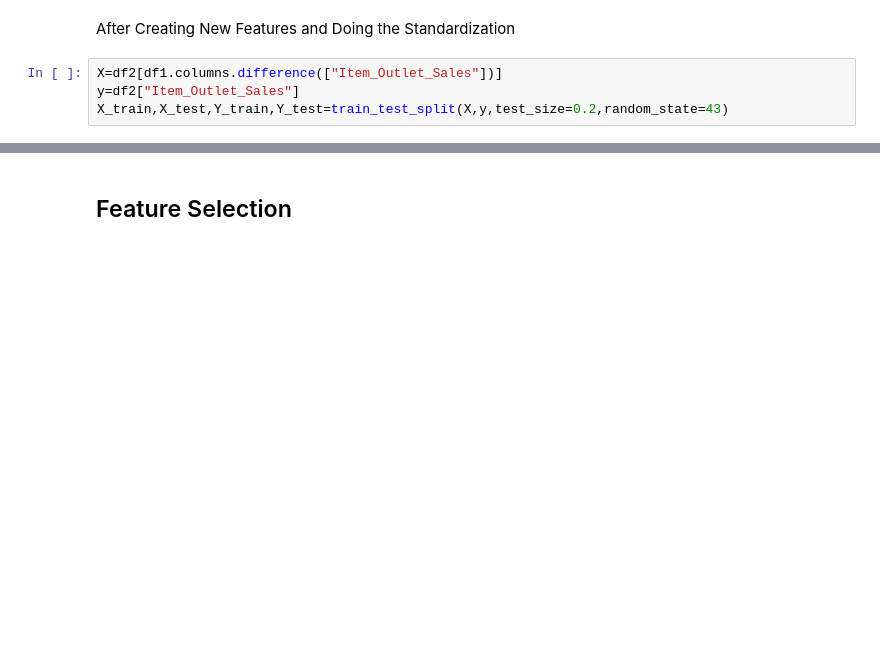
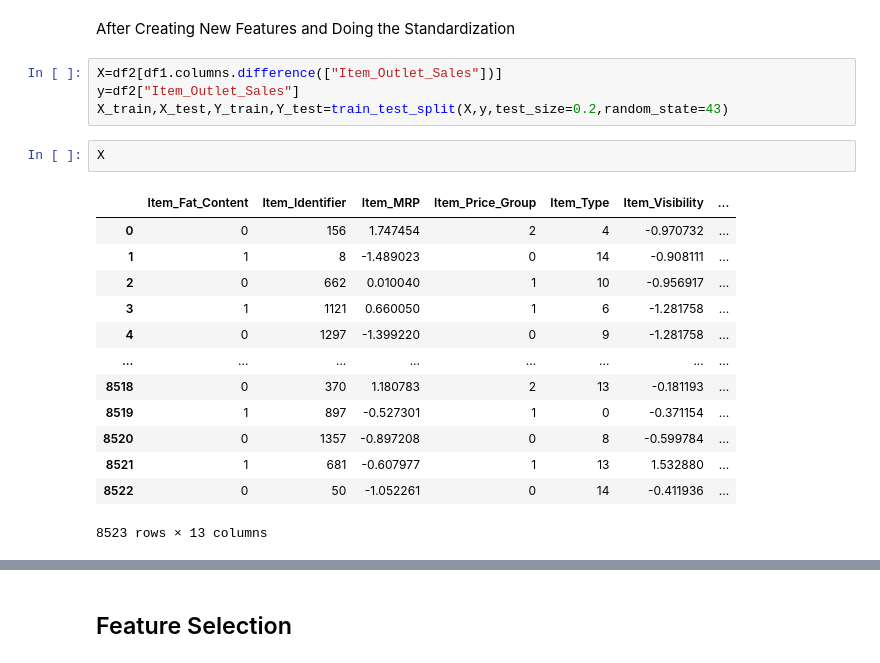
Before and after one commit to koushik2299/Item-Store-Sale-Prediction-, a Jupyter notebook: EDA+Modelling.ipynb, the cells around one changed output, grey strips where cells are left out. Drawn from its saved outputs; the diff is of its cells as text; blank space fills up the shorter version.

```diff
--- a/EDA+Modelling.ipynb
+++ b/EDA+Modelling.ipynb
@@ -780,6 +772,22 @@ After Creating New Features and Doing the Standardization
 X=df2[df1.columns.difference(["Item_Outlet_Sales"])]
 y=df2["Item_Outlet_Sales"]
 X_train,X_test,Y_train,Y_test=train_test_split(X,y,test_size=0.2,random_state=43)
+# %%
+X
+# %% [output]
+|  | Item_Fat_Content | Item_Identifier | Item_MRP | Item_Price_Group | Item_Type | Item_Visibility | ... |
+| 0 | 0 | 156 | 1.747454 | 2 | 4 | -0.970732 | ... |
+| 1 | 1 | 8 | -1.489023 | 0 | 14 | -0.908111 | ... |
+| 2 | 0 | 662 | 0.010040 | 1 | 10 | -0.956917 | ... |
+| 3 | 1 | 1121 | 0.660050 | 1 | 6 | -1.281758 | ... |
+| 4 | 0 | 1297 | -1.399220 | 0 | 9 | -1.281758 | ... |
+| ... | ... | ... | ... | ... | ... | ... | ... |
+| 8518 | 0 | 370 | 1.180783 | 2 | 13 | -0.181193 | ... |
+| 8519 | 1 | 897 | -0.527301 | 1 | 0 | -0.371154 | ... |
+| 8520 | 0 | 1357 | -0.897208 | 0 | 8 | -0.599784 | ... |
+| 8521 | 1 | 681 | -0.607977 | 1 | 13 | 1.532880 | ... |
+| 8522 | 0 | 50 | -1.052261 | 0 | 14 | -0.411936 | ... |
+8523 rows × 13 columns
 # %%
 model=RandomForestRegressor()
 model.fit(X_train, Y_train)
```
Also changed, not shown: parts of 33 cells of this notebook.
